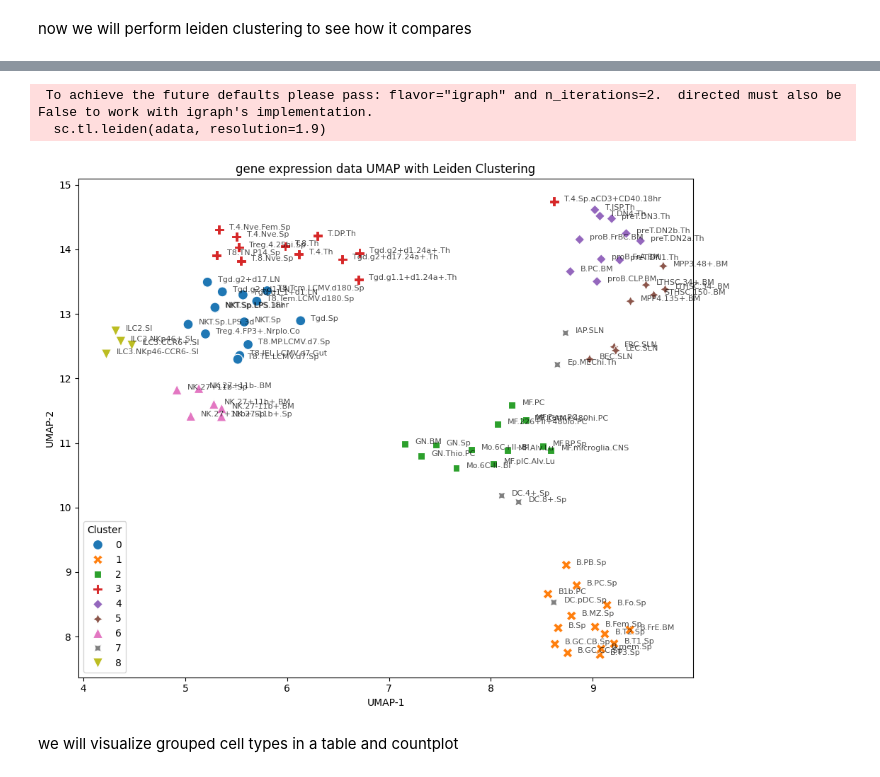
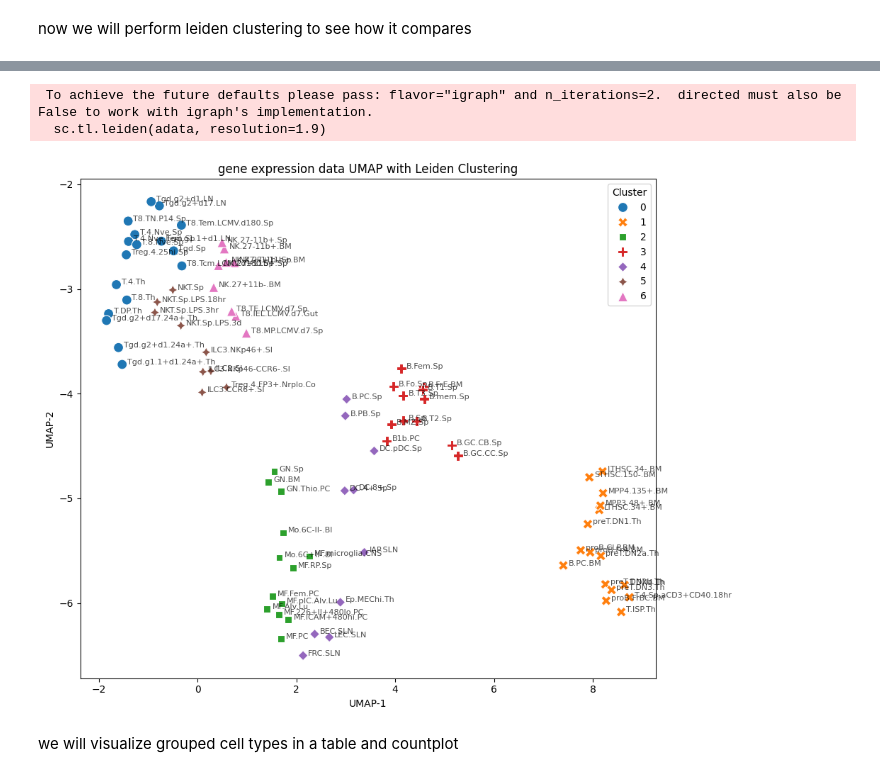
Before and after one commit to Topic2-Gene-Regulation-Immune-Cells/abT-gdT-cells-Team3, a Jupyter notebook: UMAP_clustering_RNA.ipynb, the cells around one changed output, grey strips where cells are left out. Cells and saved outputs as stored; diff of their text form; code cells hidden in the pictures.

```diff
--- a/UMAP_clustering_RNA.ipynb
+++ b/UMAP_clustering_RNA.ipynb
@@ -86,8 +86,8 @@ plt.show()
 from sklearn.cluster import KMeans
 
 # Prepare DataFrame
-umap_RNA_seq = pd.DataFrame(umap_RNA_prep, columns=["UMAP1", "UMAP2"], index=RNA_seq_log.index)
-umap_RNA_seq["CellType"] = RNA_seq_log.index
+umap_RNA_seq = pd.DataFrame(umap_RNA_prep, columns=["UMAP1", "UMAP2"], index=RNA_seq_T.index)
+umap_RNA_seq["CellType"] = RNA_seq_T.index
 
 # kmeans with 3 clusters
 kmeans3 = KMeans(n_clusters=3, random_state=42)
@@ -197,44 +187,44 @@ import seaborn as sns
 import umap.umap_ as umap
 from sklearn.preprocessing import StandardScaler
 
-umap_RNA_seq = pd.DataFrame(umap_RNA_prep, columns=["UMAP1", "UMAP2"], index=RNA_seq_log.index)
-adata = ad.AnnData(X=RNA_seq_log.values)
-adata.obs_names = RNA_seq_log.index
+umap_RNA_seq = pd.DataFrame(umap_RNA_prep, columns=["UMAP1", "UMAP2"], index=RNA_seq_T.index)
+adata = ad.AnnData(X=RNA_seq_T.values)
+adata.obs_names = RNA_seq_T.index
 adata.obsm["X_umap"] = umap_RNA_prep
-adata.var_names= RNA_seq_log.columns
+adata.var_names= RNA_seq_T.columns
 
 scaler = StandardScaler()
-RNA_scaled = scaler.fit_transform(RNA_seq_log)
+RNA_scaled = scaler.fit_transform(RNA_seq_T)
 umap_model = umap.UMAP(random_state=42)
 umap_result = umap_model.fit_transform(RNA_scaled)
 adata.obsm['X_umap'] = umap_result
 
 sc.pp.neighbors(adata, use_rep="X", n_neighbors=10, random_state=42)
 sc.tl.leiden(adata, resolution=1.9)
 
 umap_RNA_seq["Leiden_Cluster"] = adata.obs["leiden"].values
 umap_RNA_seq["Leiden_Cluster"].to_csv("leiden_clusters.csv")
 
 
 plt.figure(figsize=(10, 8))
 sns.scatterplot(
     data=umap_RNA_seq, x="UMAP1", y="UMAP2",
     hue="Leiden_Cluster", style="Leiden_Cluster",
     s=100, palette="tab10"
 )
 for i, row in umap_RNA_seq.iterrows():
     plt.text(row["UMAP1"] + 0.1, row["UMAP2"], row.name, fontsize=8, alpha=0.7)
 
 plt.title("gene expression data UMAP with Leiden Clustering")
 plt.xlabel("UMAP-1")
 plt.ylabel("UMAP-2")
 plt.legend(title="Cluster")
 plt.tight_layout()
 plt.show()
 # %% [output]
  To achieve the future defaults please pass: flavor="igraph" and n_iterations=2.  directed must also be False to work with igraph's implementation.
   sc.tl.leiden(adata, resolution=1.9)
-[figure, old version]
+[figure, new version]
 # %% [markdown]
 we will visualize grouped cell types in a table and countplot
 # %%
```
Also changed, not shown: parts of 9 cells of this notebook, 1 other file.
